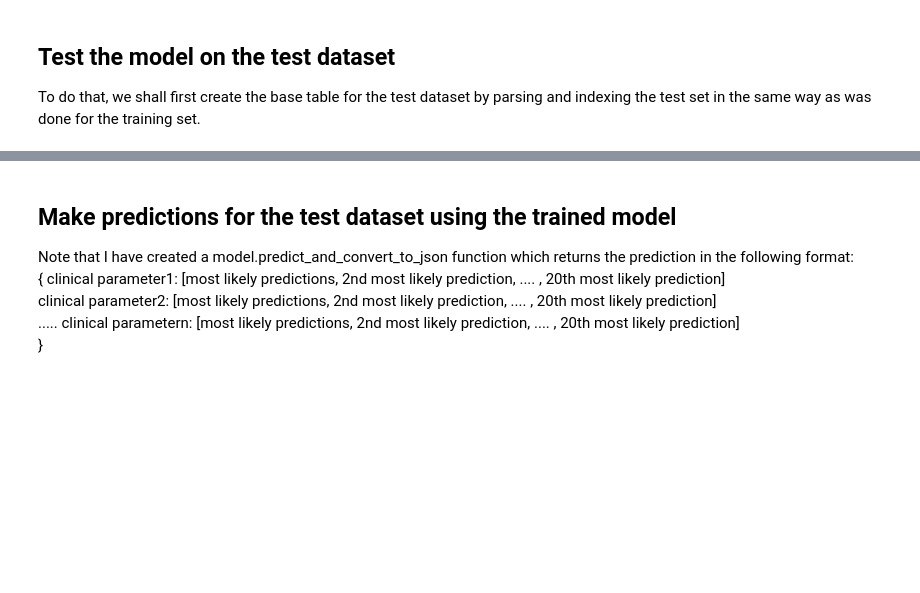
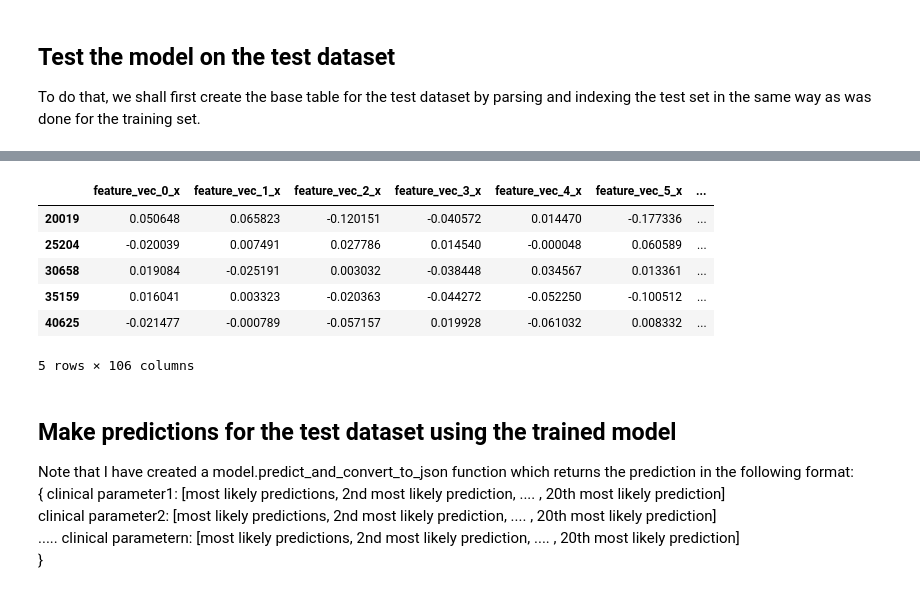
Before and after one commit to andyICE19/friendsofpatrickstarr, a Jupyter notebook: benchmark_solutions_supervised_modified.ipynb, the cells around one changed output, grey strips where cells are left out. Drawn from its saved outputs; the diff is of its cells as text; code cells hidden in the pictures; blank space fills up the shorter version.

```diff
--- a/benchmark_solutions_supervised_modified.ipynb
+++ b/benchmark_solutions_supervised_modified.ipynb
@@ -235,6 +272,6 @@ accuracy = model.accuracy(X_val, y_val)
 
 To do that, we shall first create the base table for the test dataset by parsing and indexing the test set in the same way as was done for the training set.
 # %%
-tdp1 = tdp.TCGA_data_processor(clinical_data_test_dir,False )
+tdp1 = tdp.TCGA_data_processor(clinical_data_test_dir,True)
 test_data = tdp1.get_parsed_data()
 test_abt =cde_data_modellers.create_abt(test_data)
@@ -241,3 +281,13 @@ test_abt =cde_data_modellers.create_abt(test_data)
+# %%
+test_abt.head()
+# %% [output]
+|  | feature_vec_0_x | feature_vec_1_x | feature_vec_2_x | feature_vec_3_x | feature_vec_4_x | feature_vec_5_x | ... |
+| 20019 | 0.050648 | 0.065823 | -0.120151 | -0.040572 | 0.014470 | -0.177336 | ... |
+| 25204 | -0.020039 | 0.007491 | 0.027786 | 0.014540 | -0.000048 | 0.060589 | ... |
+| 30658 | 0.019084 | -0.025191 | 0.003032 | -0.038448 | 0.034567 | 0.013361 | ... |
+| 35159 | 0.016041 | 0.003323 | -0.020363 | -0.044272 | -0.052250 | -0.100512 | ... |
+| 40625 | -0.021477 | -0.000789 | -0.057157 | 0.019928 | -0.061032 | 0.008332 | ... |
+5 rows × 106 columns
 # %% [markdown]
 ## Make predictions for the test dataset using the trained model
 
```
Also changed, not shown: parts of 15 cells of this notebook, 50 other files.
